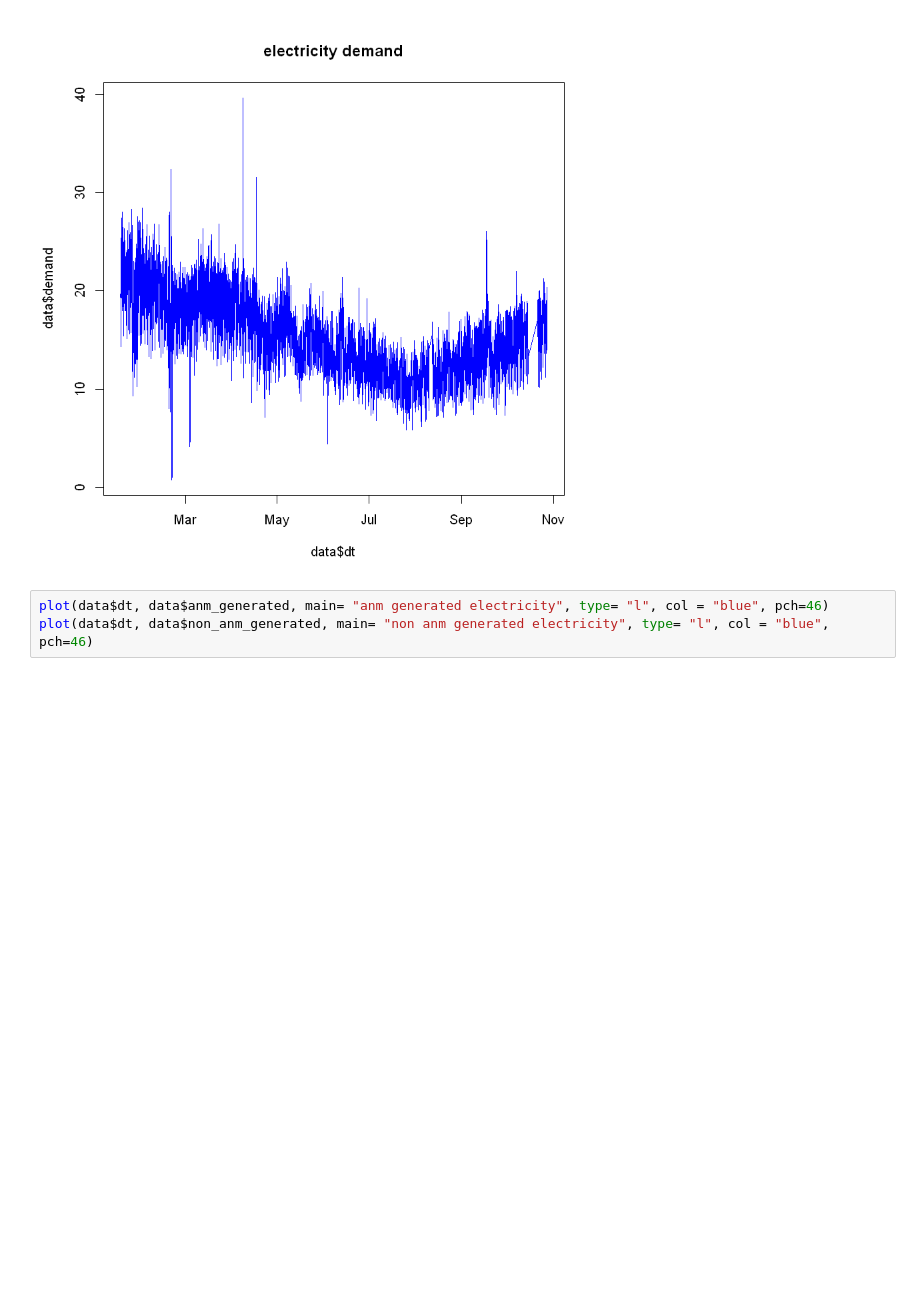
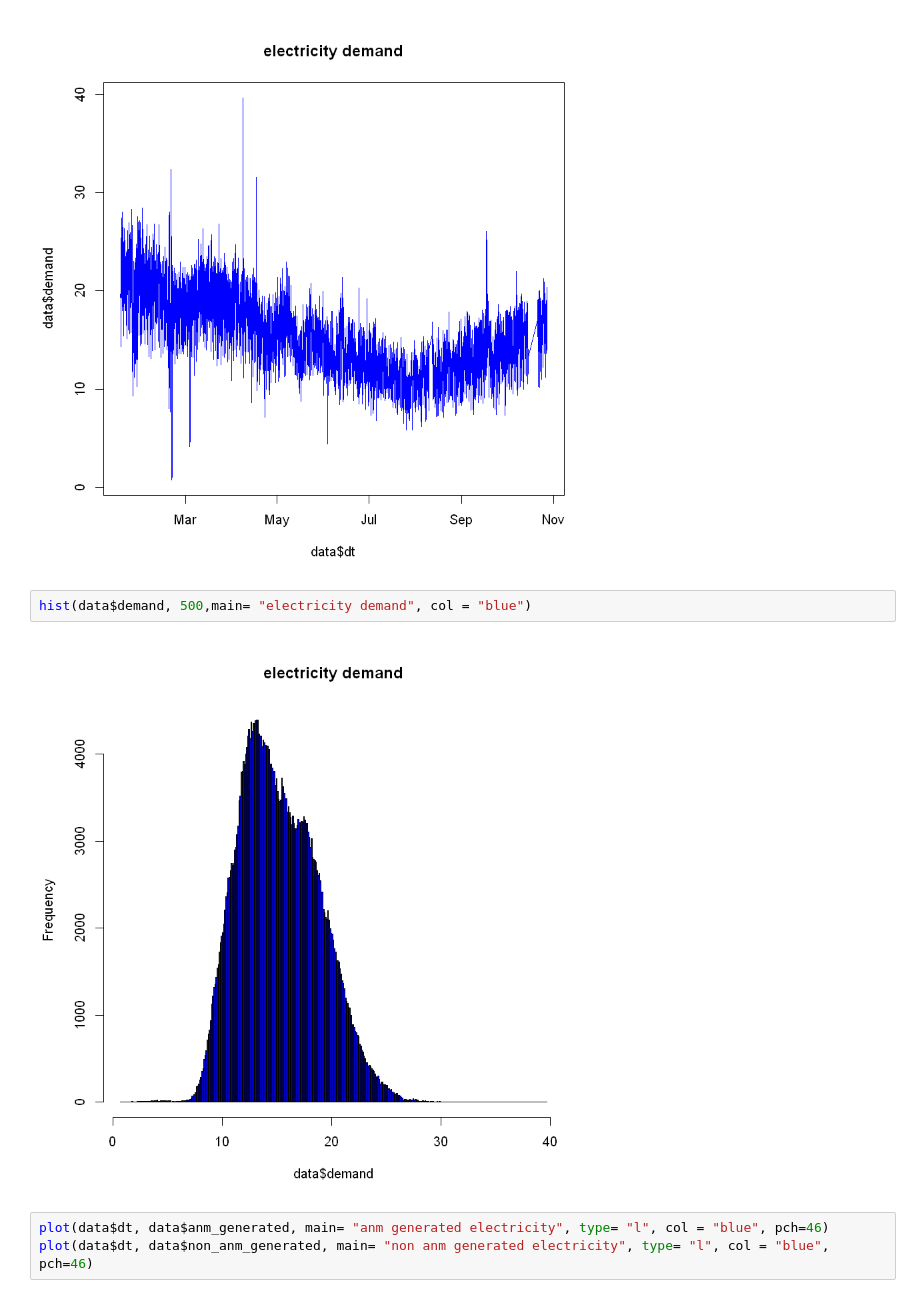
Before and after one commit to srendall91/orkney-electricity, a Jupyter notebook: loganalysis/ElecandANManalysis.ipynb, the cells around one changed output. Cells and saved outputs as stored; diff of their text form; blank space fills up the shorter version.

Commit message:
histograms

```diff
--- a/loganalysis/ElecandANManalysis.ipynb
+++ b/loganalysis/ElecandANManalysis.ipynb
@@ -47,6 +47,10 @@ data$dt <- as.POSIXct(data$elec_timestamp,format="%Y-%m-%d %H:%M:%S",tz="GMT") #
 plot(data$dt, data$demand, main= "electricity demand", type= "l", col = "blue", pch=46)
 # %% [output]
 [figure]
+# %%
+hist(data$demand, 500,main= "electricity demand", col = "blue")
+# %% [output]
+[figure, added]
 # %%
 plot(data$dt, data$anm_generated, main= "anm generated electricity", type= "l", col = "blue", pch=46)
 plot(data$dt, data$non_anm_generated, main= "non anm generated electricity", type= "l", col = "blue", pch=46)
```
Also changed, not shown: parts of 2 cells of this notebook.
